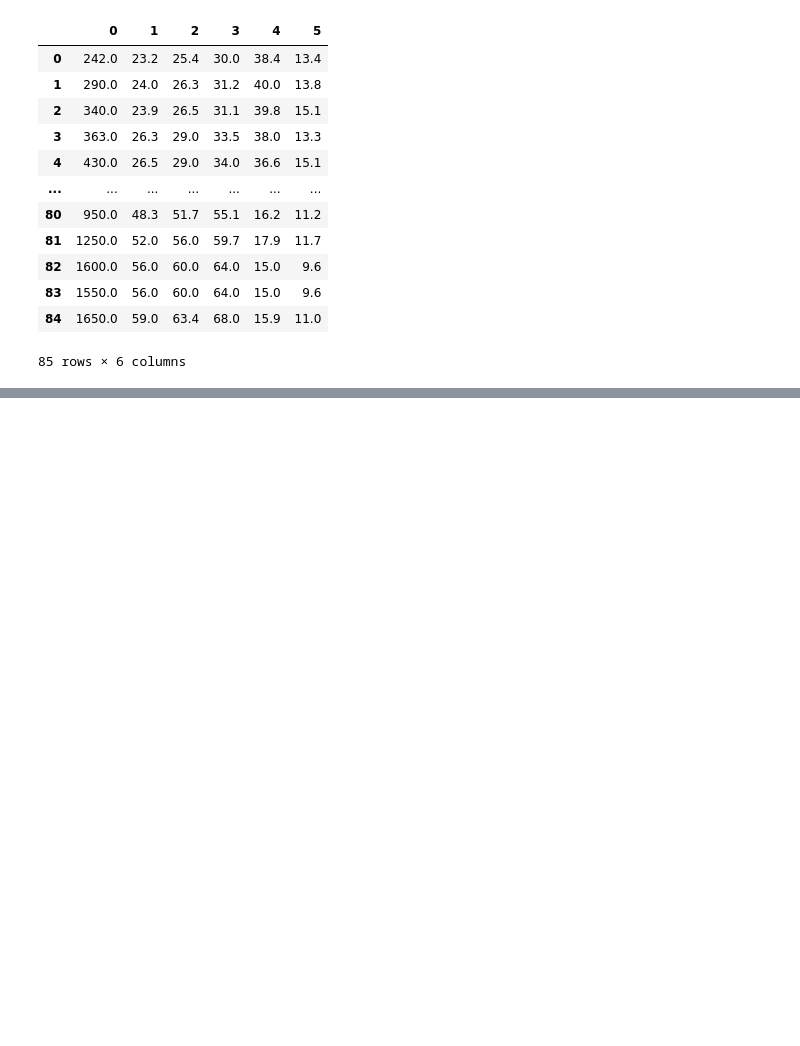
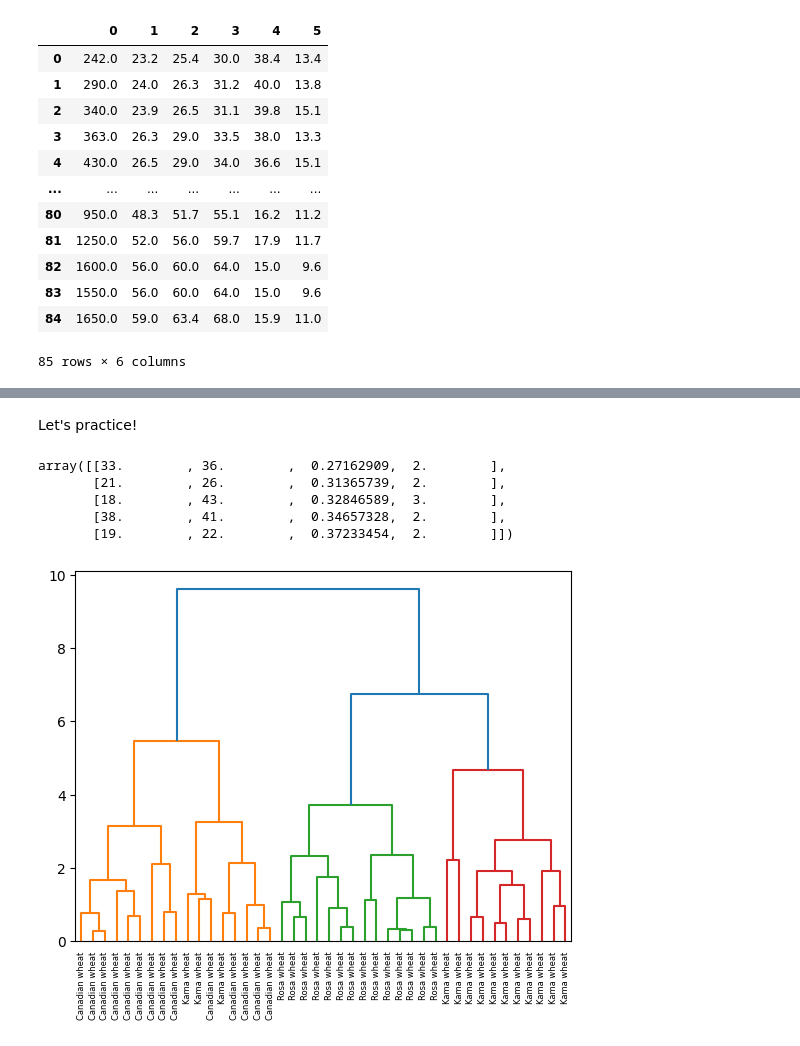
Before and after one commit to srgari/python, a Jupyter notebook: datacamp_study/machine learning/2_Unsupervised_learning_in_Python.ipynb, the cells around one changed output, grey strips where cells are left out. Saved outputs shown, nothing was run; the diff lists cells and outputs as text; code cells hidden in the pictures; blank space fills up the shorter version.

```diff
--- a/datacamp_study/machine learning/2_Unsupervised_learning_in_Python.ipynb
+++ b/datacamp_study/machine learning/2_Unsupervised_learning_in_Python.ipynb
@@ -430,0 +413,30 @@ Subclasses:
+# %% [markdown]
+Let's practice!
+# %%
+import pandas as pd
+from scipy.cluster.hierarchy import linkage, dendrogram
+import matplotlib.pyplot as plt
+
+samples_full = pd.read_csv('tables/grains.csv')
+samples = samples.filter(regex = '\d')
+# calculate the linkage
+mergings = linkage(samples, method = 'complete')
+display(mergings[:5,:])
+
+# Plot the dendrogram
+# dendrograThe code is plotting a dendrogram using the hierarchical clustering method.
+varieties = samples_full['varieties'].values
+dendrogram(
+    mergings,
+    labels = varieties,
+    leaf_rotation = 90,
+    leaf_font_size = 6
+)
+plt.show()
+# %% [output]
+array([[33.        , 36.        ,  0.27162909,  2.        ],
+       [21.        , 26.        ,  0.31365739,  2.        ],
+       [18.        , 43.        ,  0.32846589,  3.        ],
+       [38.        , 41.        ,  0.34657328,  2.        ],
+       [19.        , 22.        ,  0.37233454,  2.        ]])
+[figure, added]
```
Also changed, not shown: parts of 8 cells of this notebook, 1 other file.
